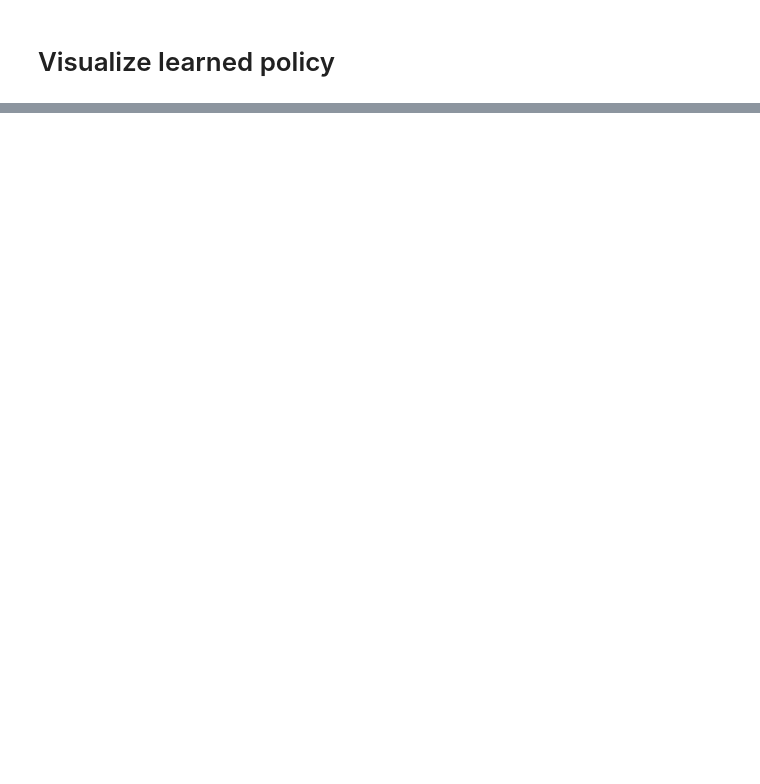
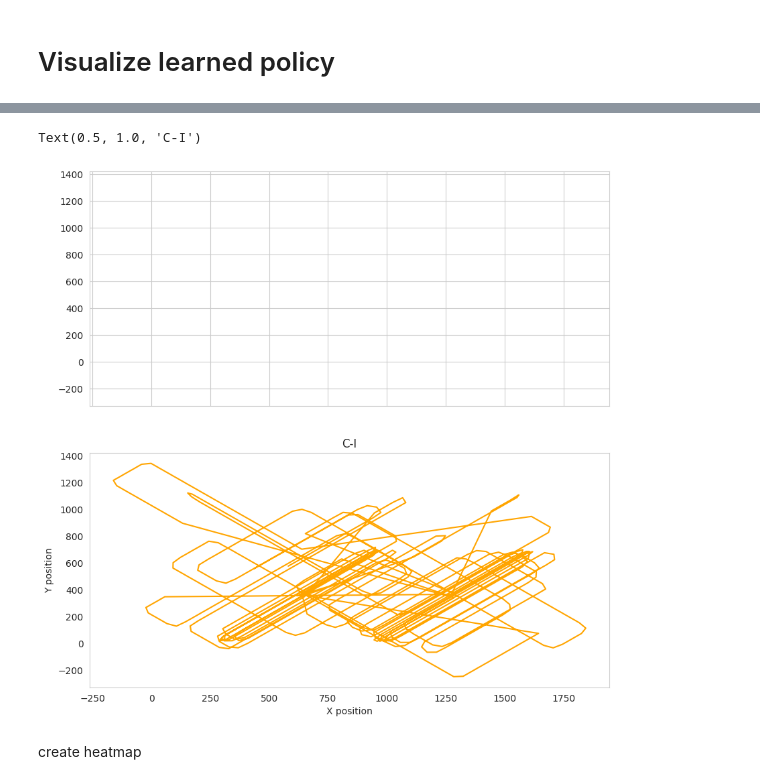
Before and after one commit to joaoMartinSaquet/SmartDartCorrector, a Jupyter notebook: notebooks/viz.ipynb, the cells around one changed output, grey strips where cells are left out. Drawn from its saved outputs; the diff is of its cells as text; code cells hidden in the pictures; blank space fills up the shorter version.

```diff
--- a/notebooks/viz.ipynb
+++ b/notebooks/viz.ipynb
@@ -250,19 +442,42 @@ Text(0.5, 0.92, 'Player position over time for SAC on noise perturbation with re
 # %%
 import matplotlib.pyplot as plt
+import tol_colors as tc
+
+# cset = tc.bright
+dark_green = "#006400"  # UC
+orange = "orange"       # C
+fig, axs =plt.subplots(2,1, sharex=True, sharey=True, figsize=(10,10))
+
+ax = axs[1]
+# sac_player_positions = np.array(SAC_player_positions)
+
+sac_player_positions = np.array(grn_player_positions)
+sac_tstep = np.arange(sac_player_positions.shape[0])
+ax.plot(sac_player_positions[:,0], sac_player_positions[:,1], '-', label="SAC", color=orange)
+ax.set_ylabel("Y position")
+ax.set_xlabel("X position")
+ax.grid()
+ax.set_title(f"C-I")
 
 
-# o = np.array(o)
-# a = np.array(a)
+# ax = axs[0]
+# u_sim_player_pos = np.array(u_sim_player_pos)
+# ax.plot(u_sim_player_pos[:,0], u_sim_player_pos[:,1], '.', label="USim", color=dark_green)
+# ax.grid()
+# ax.set_title(f"UC-I")
 
+# ax.set_ylabel("Y position")
+# ax.set_xlabel("X position")
+# ax.set_ylim(0, 1200)
+# ax.invert_yaxis()
 
-# do = np.linalg.norm(o, axis=1) * 40
-# da = np.linalg.norm(a, axis=1)
+# plt.savefig(f"player_position_{policy}_{experiment_to_draw}.png")
 
-# plt.plot(do, label="obs")
-# plt.plot(da, label="actions")
-# plt.legend()
-# plt.grid()
-ax = plt.figure(figsize=(10,10)).add_subplot(projection='3d')
-player_positions = np.array(player_positions)
-sac_tstep = np.arange(player_positions.shape[0])
-ax.plot(sac_tstep, player_positions[:,0], player_positions[:,1], '.')
+# # u_sim_player_pos.shape
+# sac_player_positions.shape
+# SAC_player_positions = sac_player_positions
+# %% [output]
+Text(0.5, 1.0, 'C-I')
+[figure, added]
+# %% [markdown]
+create heatmap
```
Also changed, not shown: parts of 19 cells of this notebook, 5 other files.
